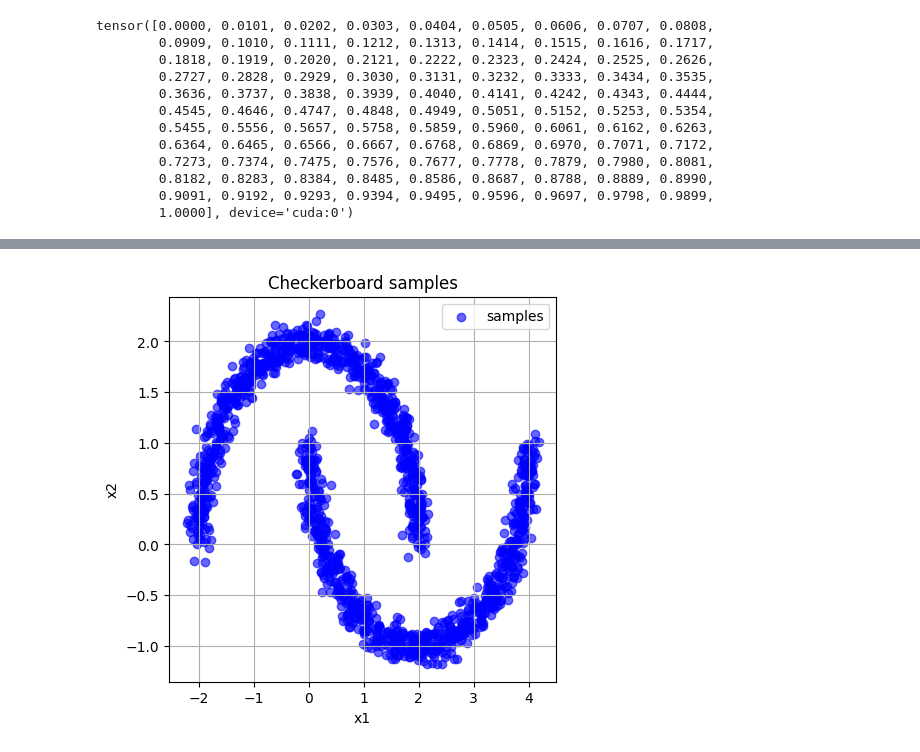
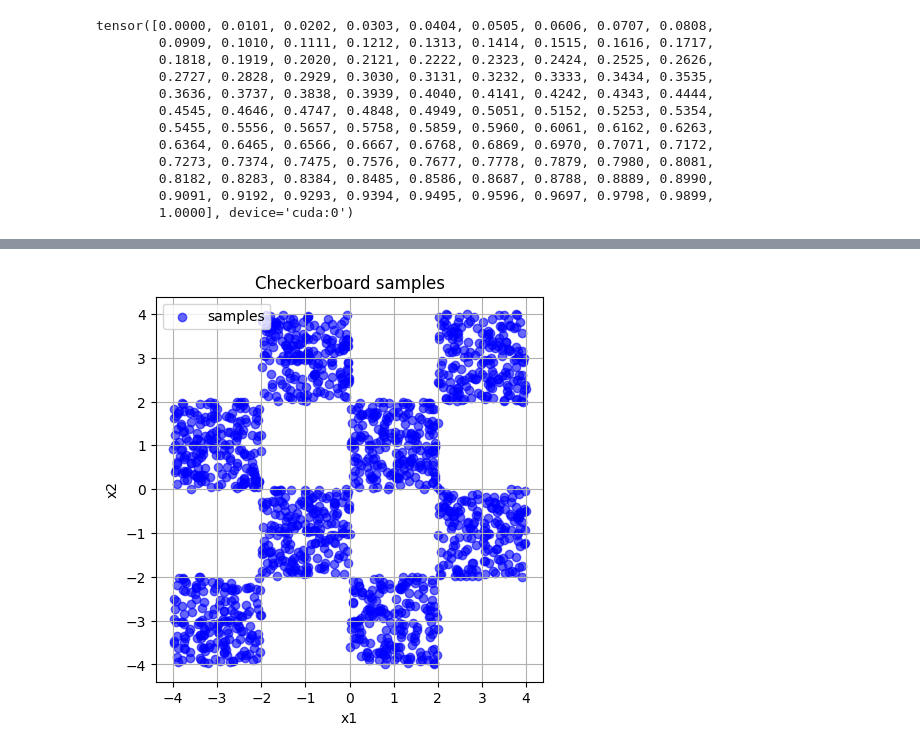
Before and after one commit to snozywolf59/flow-matching, a Jupyter notebook: checkerboard.ipynb, the cells around one changed output, grey strips where cells are left out. Drawn from its saved outputs; the diff is of its cells as text; code cells hidden in the pictures.

```diff
--- a/checkerboard.ipynb
+++ b/checkerboard.ipynb
@@ -232,18 +222,18 @@ imageio.mimsave('ode_sampling_batch.gif', frames, duration=0.01)
 # %%
 # Lấy dữ liệu
-check_checker = make_moons(1500, noise=0.05)[0] * 2  # shape [1000,2]
+check_checker = sample_checkerboard(1500).cpu()
 
 # Vẽ
 plt.figure(figsize=(5,5))
 
 # Chỉ cần scatter tất cả points
 plt.scatter(check_checker[:,0], check_checker[:,1], color='blue', alpha=0.6, label='samples')
 
 plt.title("Checkerboard samples")
 plt.xlabel("x1")
 plt.ylabel("x2")
 plt.grid(True)
 plt.legend()
 plt.show()
 # %% [output]
-[figure, old version]
+[figure, new version]
```
Also changed, not shown: parts of 4 cells of this notebook, 3 other files.
